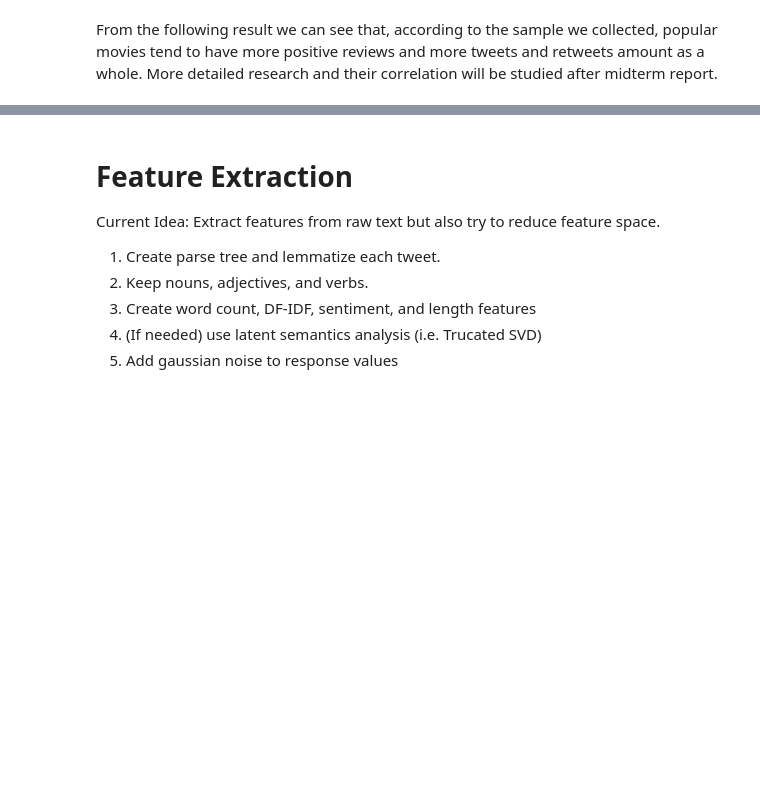
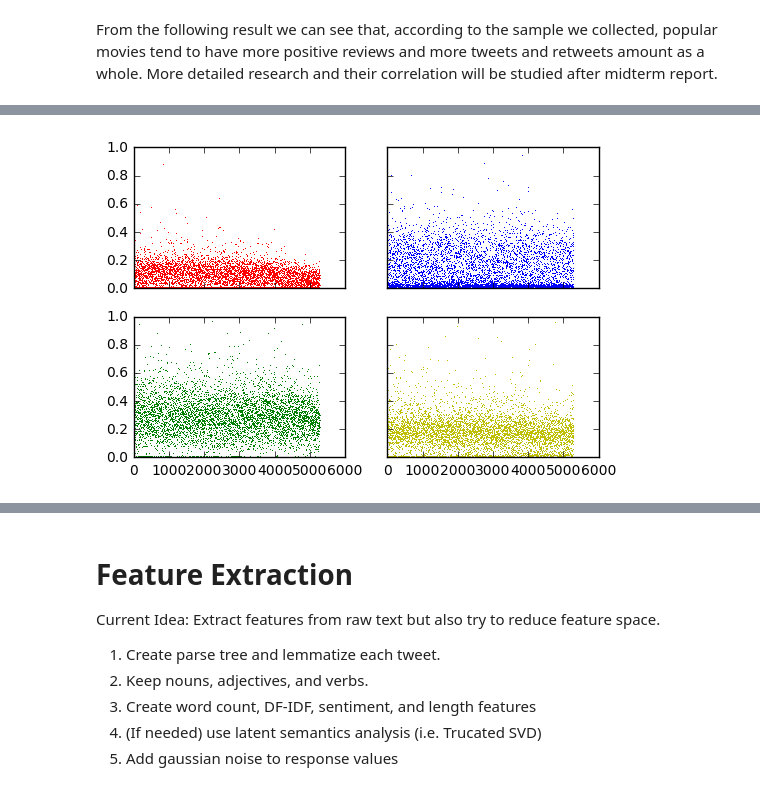
Before and after one commit to law-liet/15-388-688_Project, a Jupyter notebook: project.ipynb, the cells around one changed output, grey strips where cells are left out. Drawn from its saved outputs; the diff is of its cells as text; code cells hidden in the pictures; blank space fills up the shorter version.

```diff
--- a/project.ipynb
+++ b/project.ipynb
@@ -247,0 +228,20 @@ jurassicpark4  :  Counter({0: 481, 1: 334, -1: 185}) total:  1000
+# %%
+def sparsity_int(s):
+    return np.sum(s != 0) / float(len(s))
+
+def sparsity_str(s):
+    return np.sum(s.apply(lambda x: type(x) != float)) / float(len(s))
+
+sparsity_retweets = np.array([sparsity_int(tweets[BOM_id]['retweets']) for BOM_id in all_movies.index])
+sparsity_favorites = np.array([sparsity_int(tweets[BOM_id]['favorites']) for BOM_id in all_movies.index])
+sparsity_mentions = np.array([sparsity_str(tweets[BOM_id]['mentions']) for BOM_id in all_movies.index])
+sparsity_hashtags = np.array([sparsity_str(tweets[BOM_id]['hashtags']) for BOM_id in all_movies.index])
+
+fig, ((ax1, ax2), (ax3, ax4)) = plt.subplots(2, 2, sharex='col', sharey='row')
+ax1.plot(sparsity_retweets, 'r,', label='retweets sparsity')
+ax2.plot(sparsity_favorites, 'b,', label='favorites sparsity')
+ax3.plot(sparsity_mentions, 'g,', label='mentions sparsity')
+ax4.plot(sparsity_hashtags, 'y,', label='hashtags sparsity')
+plt.show()
+# %% [output]
+[figure, added]
```
Also changed, not shown: parts of 35 cells of this notebook, 10 other files.
